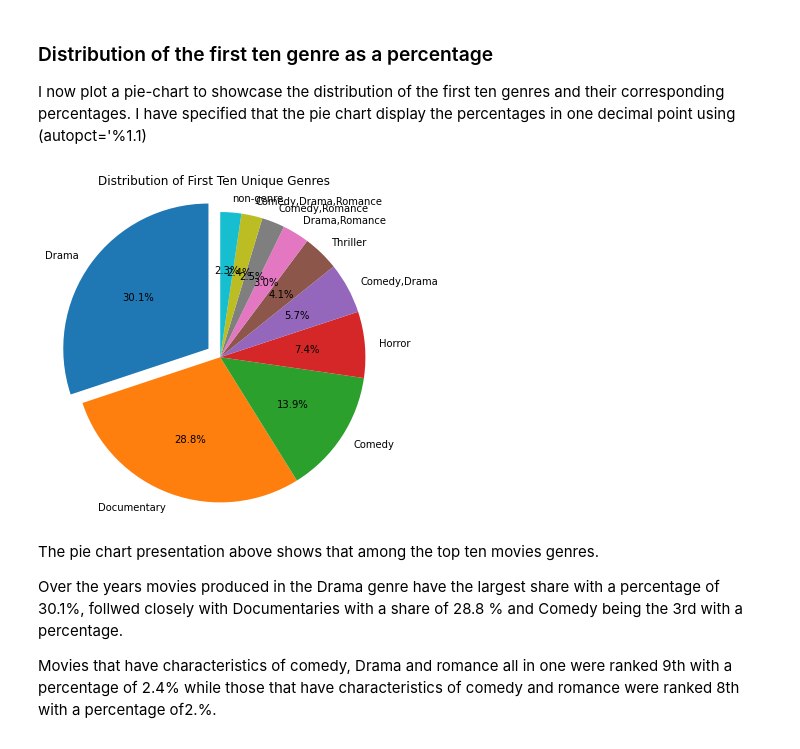
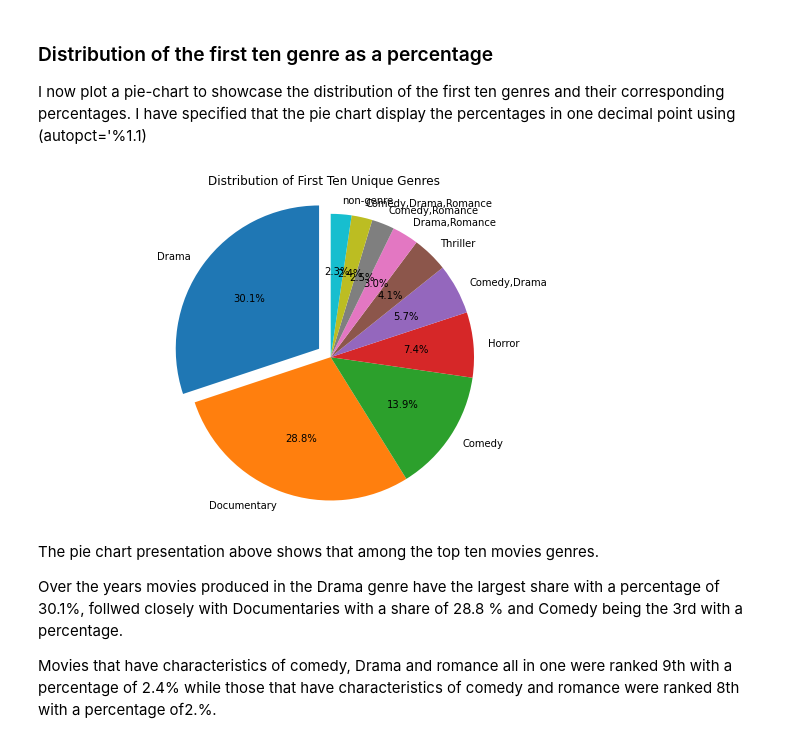
Before and after one commit to learn-co-curriculum/dsc-phase-1-project, a Jupyter notebook: student.ipynb, the cells around one changed output. Cells and saved outputs as stored; diff of their text form; code cells hidden in the pictures.

```diff
--- a/student.ipynb
+++ b/student.ipynb
@@ -635,13 +635,13 @@ From the above bar plot i can state that movies in the genre Drama is the most c
 I now plot a pie-chart to showcase the distribution of the first ten genres and their corresponding percentages.
 I have specified that the pie chart display the percentages in one decimal point using (autopct='%1.1)
 # %%
-plt.figure(figsize=(6, 6)) # this represents the size of the pie-chart
+plt.figure(figsize=(10, 6)) # this represents the size of the pie-chart
 plt.pie(top_ten_genres_df['Frequency'], labels=top_ten_genres_df['Genre'], autopct='%1.1f%%', startangle=90, explode=[0.1, 0, 0, 0, 0, 0, 0, 0, 0, 0])
 plt.title('Distribution of First Ten Unique Genres')
 plt.axis('equal')  # Equal aspect ratio ensures that pie is drawn as a circle.
 plt.show()
 # %% [output]
-[figure, old version]
+[figure, new version]
 # %% [markdown]
 The pie chart presentation above shows that among the top ten movies genres.
 
```
Also changed, not shown: parts of 4 cells of this notebook, 1 other file.
